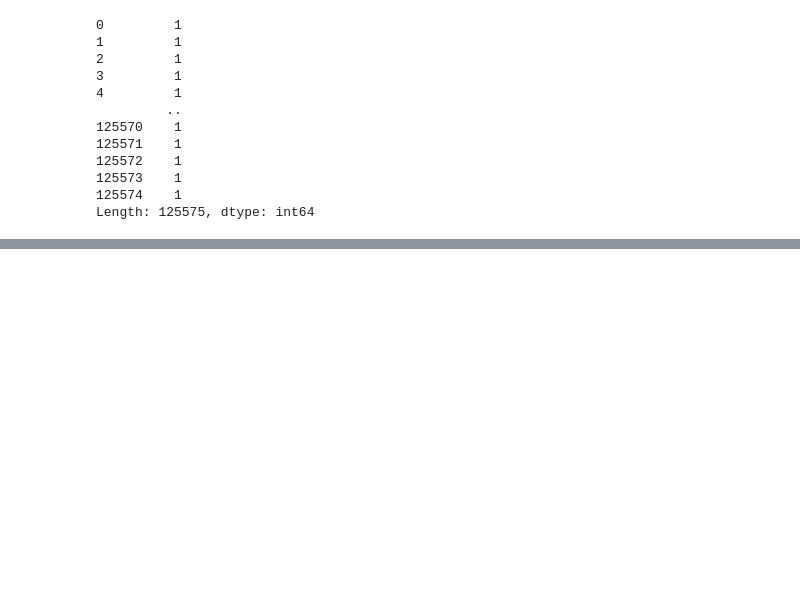
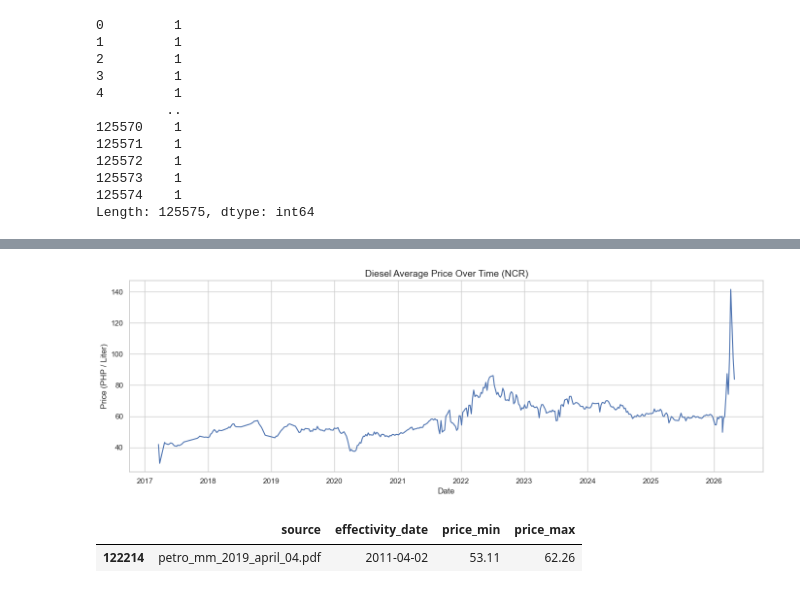
Before and after one commit to Donyl-Alcantara/Data-Trio-Final-Project, a Jupyter notebook: 01 Data Preprocessing/01_DOE_Preprocessing_fixed.ipynb, the cells around one changed output, grey strips where cells are left out. Cells and saved outputs as stored; diff of their text form; code cells hidden in the pictures; blank space fills up the shorter version.

```diff
--- a/01 Data Preprocessing/01_DOE_Preprocessing_fixed.ipynb
+++ b/01 Data Preprocessing/01_DOE_Preprocessing_fixed.ipynb
@@ -854,0 +813,5 @@ Brent Crude:      2017-01-09 → 2026-05-04
+# %%
+df_all['effectivity_date'] = pd.to_datetime(df_all['effectivity_date'], errors='coerce')
+
+print(df_all['effectivity_date'].min())
+print(df_all['effectivity_date'].max())
@@ -854,0 +830,46 @@ Brent Crude:      2017-01-09 → 2026-05-04
+# %%
+df_all['effectivity_date'] = df_all['effectivity_date'].replace({
+    pd.Timestamp('2001-04-16'): pd.Timestamp('2019-04-17'),
+    pd.Timestamp('2201-03-26'): pd.Timestamp('2019-03-28'),
+    pd.Timestamp('2011-03-28'): pd.Timestamp('2018-04-02'),
+    pd.Timestamp('2011-08-14'): pd.Timestamp('2018-08-16'),
+    pd.Timestamp('2011-08-21'): pd.Timestamp('2018-08-23'),
+    pd.Timestamp('2011-08-28'): pd.Timestamp('2018-08-30'),
+    pd.Timestamp('2011-10-02'): pd.Timestamp('2018-10-04'),
+    pd.Timestamp('2011-10-09'): pd.Timestamp('2018-10-11'),
+    pd.Timestamp('2011-04-16'): pd.Timestamp('2019-04-04'),
+    pd.Timestamp('2001-04-23'): pd.Timestamp('2019-04-11'),
+    pd.Timestamp('2201-02-12'): pd.Timestamp('2019-02-14'),
+    pd.Timestamp('2201-02-19'): pd.Timestamp('2019-02-21'),
+    pd.Timestamp('2011-03-12'): pd.Timestamp('2019-03-28'),
+    pd.Timestamp('2011-04-02'): pd.Timestamp('2019-04-04')
+})
+# %%
+sns.set_theme(style='whitegrid')
+
+# Midpoint price per record
+df_all['price_mid'] = (df_all['price_min'] + df_all['price_max']) / 2
+
+# Weekly average across all brands and areas
+df_weekly = (
+    df_all[df_all['product'] == 'DIESEL']
+    .groupby('effectivity_date', as_index=False)['price_mid']
+    .mean()
+)
+
+# Plot
+fig, ax = plt.subplots(figsize=(14, 5))
+sns.lineplot(data=df_weekly, x='effectivity_date', y='price_mid', ax=ax)
+
+ax.set_title('Diesel Average Price Over Time (NCR)', fontsize=14)
+ax.set_xlabel('Date')
+ax.set_ylabel('Price (PHP / Liter)')
+plt.tight_layout()
+plt.show()
+# %% [output]
+[figure, added]
+# %%
+df_all[df_all['effectivity_date'] < '2017-01-03'][['source', 'effectivity_date', 'price_min', 'price_max']].drop_duplicates('source')
+# %% [output]
+|  | source | effectivity_date | price_min | price_max |
+| 122214 | petro_mm_2019_april_04.pdf | 2011-04-02 | 53.11 | 62.26 |
```
Also changed, not shown: parts of 31 cells of this notebook, 2 other files.
